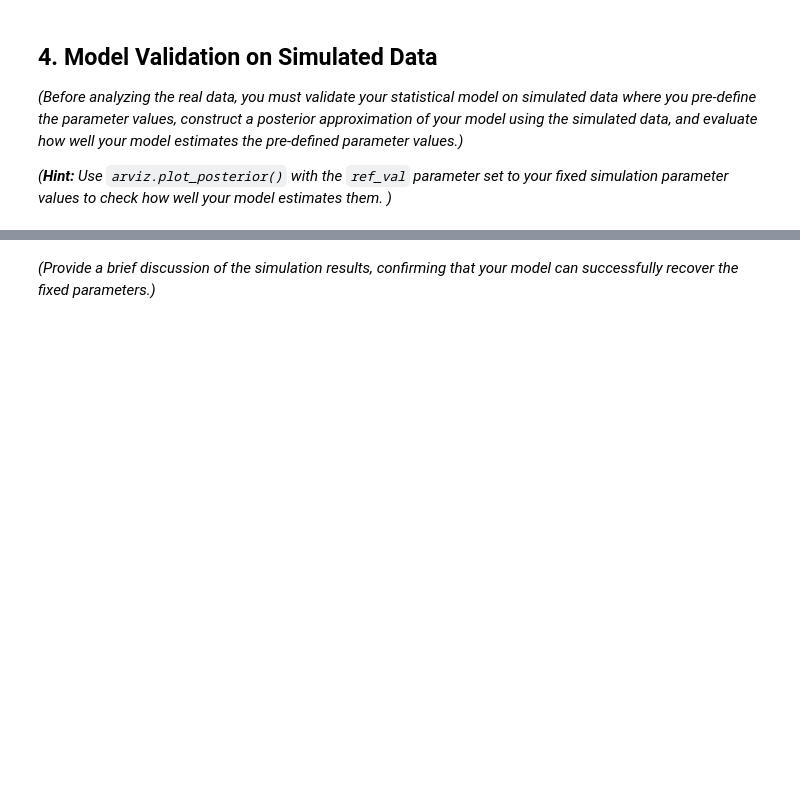
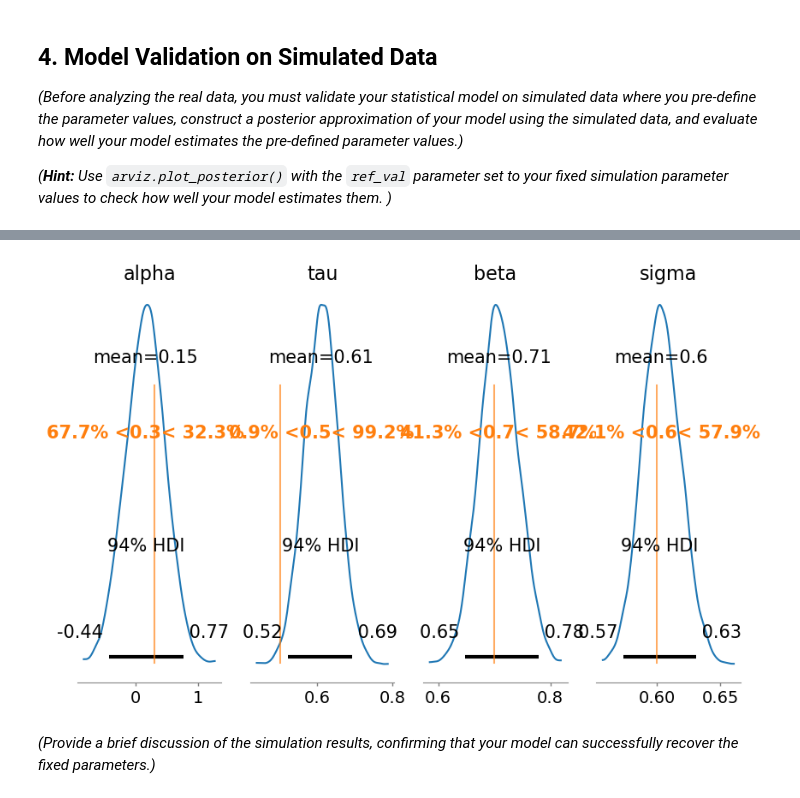
Before and after one commit to nibishtamrakar/Casual-Effect-of-Job-Training, a Jupyter notebook: JobTraining.ipynb, the cells around one changed output, grey strips where cells are left out. Cells and saved outputs as stored; diff of their text form; code cells hidden in the pictures; blank space fills up the shorter version.

```diff
--- a/JobTraining.ipynb
+++ b/JobTraining.ipynb
@@ -98,3 +299,26 @@ Successfully converted 'DATA/nsw.dta' to 'DATA/nsw.csv'
+# %%
+# ==============================
+# 4. Check how well the model recovers the true values
+# ==============================
+
+true_vals = {
+    "alpha": alpha_sim,
+    "tau": tau_sim,
+    "beta": beta_sim,
+    "sigma": sigma_sim
+}
+
+az.plot_posterior(
+    idata_sim,
+    var_names=["alpha", "tau", "beta", "sigma"],
+    ref_val=[true_vals["alpha"],
+             true_vals["tau"],
+             true_vals["beta"],
+             true_vals["sigma"]],
+    figsize=(10, 6)
+);
+# %% [output]
+[figure, added]
 # %% [markdown]
 *(Provide a brief discussion of the simulation results, confirming that your model can successfully recover the fixed parameters.)*
 # %% [markdown]
```
Also changed, not shown: parts of 12 cells of this notebook.
